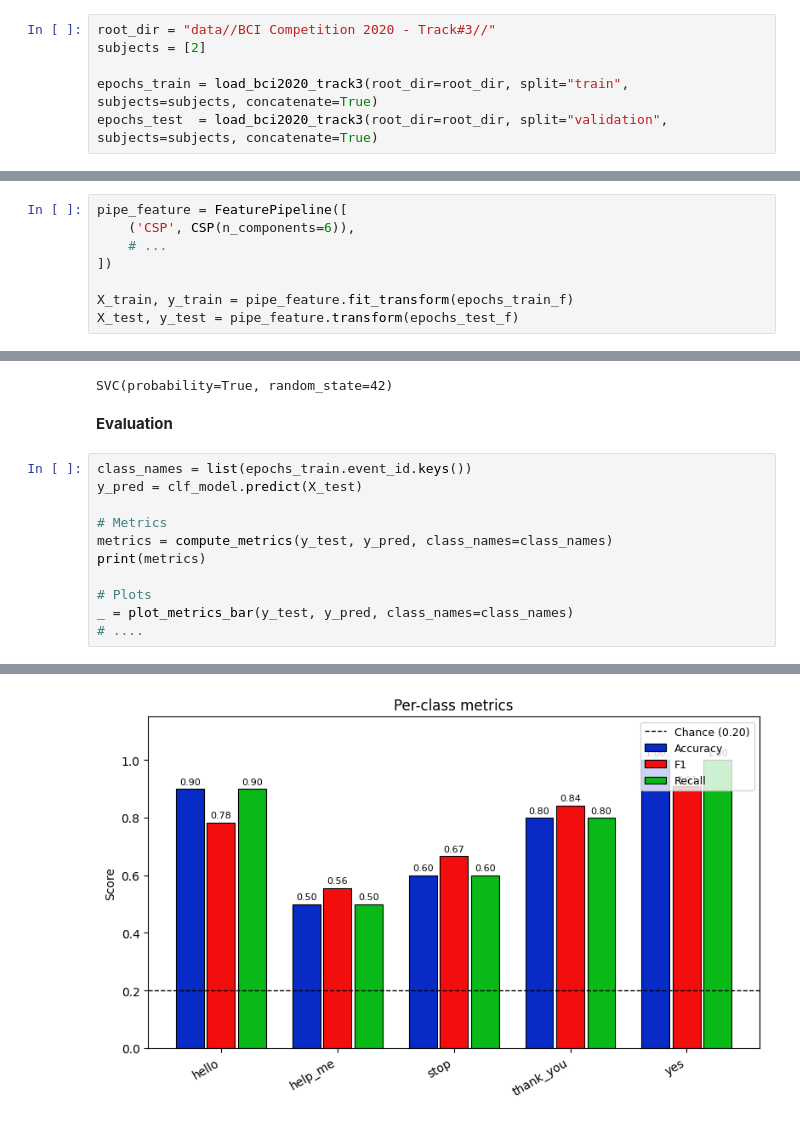
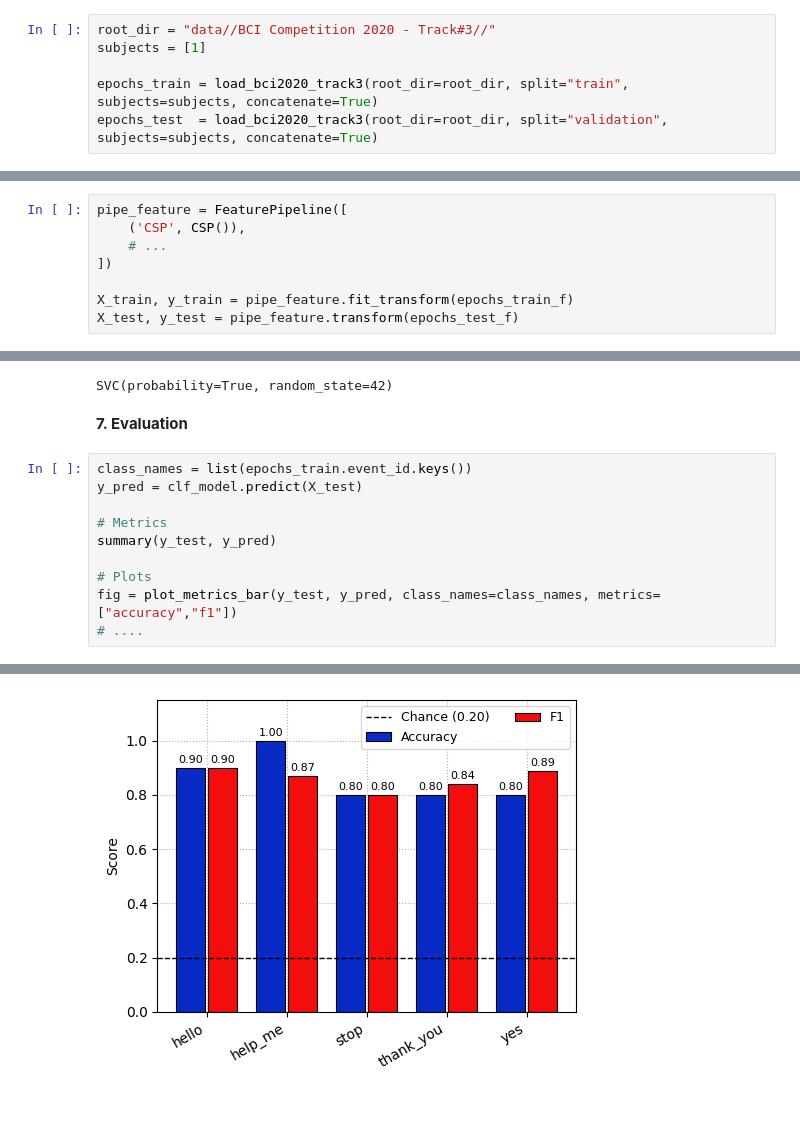
Before and after one commit to CPqD/eeg-decoding-framework, a Jupyter notebook: main_bci_competition.ipynb, the cells around one changed output, grey strips where cells are left out. Drawn from its saved outputs; the diff is of its cells as text.

```diff
--- a/main_bci_competition.ipynb
+++ b/main_bci_competition.ipynb
@@ -12,6 +12,6 @@ from eeg_framework.evaluate      import *
 # %%
 root_dir = "data//BCI Competition 2020 - Track#3//"
-subjects = [2]
+subjects = [1]
 
 epochs_train = load_bci2020_track3(root_dir=root_dir, split="train", subjects=subjects, concatenate=True)
 epochs_test  = load_bci2020_track3(root_dir=root_dir, split="validation",  subjects=subjects, concatenate=True)
@@ -99,6 +91,6 @@ TFR - Time-frequency
 # %%
 pipe_feature = FeaturePipeline([
-    ('CSP', CSP(n_components=6)),
+    ('CSP', CSP()),
     # ...
 ])
 
@@ -134,16 +126,15 @@ clf_model.fit(X_train, y_train)
 # %% [output]
 SVC(probability=True, random_state=42)
 # %% [markdown]
-**Evaluation**
+**7. Evaluation**
 # %%
 class_names = list(epochs_train.event_id.keys())
 y_pred = clf_model.predict(X_test)
 
 # Metrics
-metrics = compute_metrics(y_test, y_pred, class_names=class_names)
-print(metrics)
+summary(y_test, y_pred)
 
 # Plots
-_ = plot_metrics_bar(y_test, y_pred, class_names=class_names)
+fig = plot_metrics_bar(y_test, y_pred, class_names=class_names, metrics=["accuracy","f1"])
 # ....
 # %% [output]
@@ -155 +156 @@ _ = plot_metrics_bar(y_test, y_pred, class_names=class_names)
-[figure, old version]
+[figure, new version]
```
Also changed, not shown: parts of 16 cells of this notebook, 17 other files.
